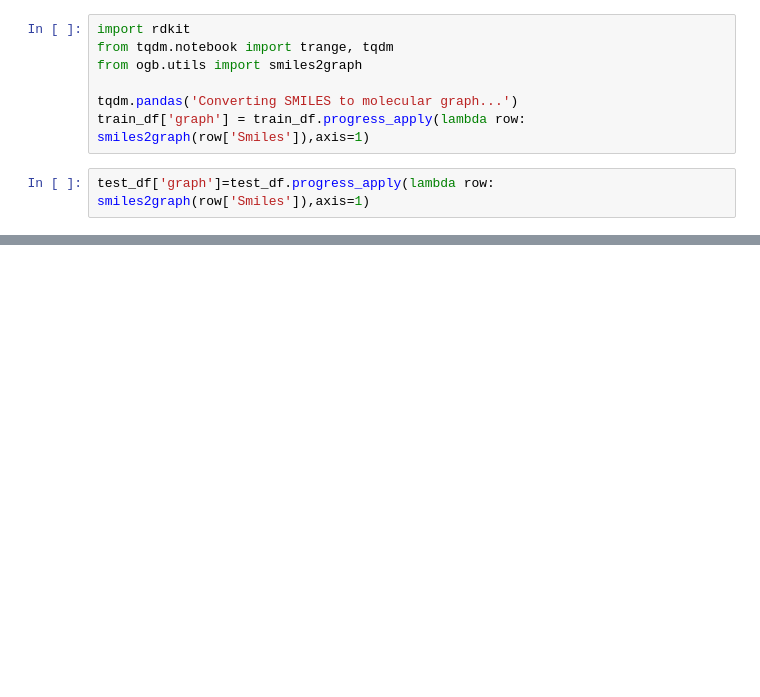
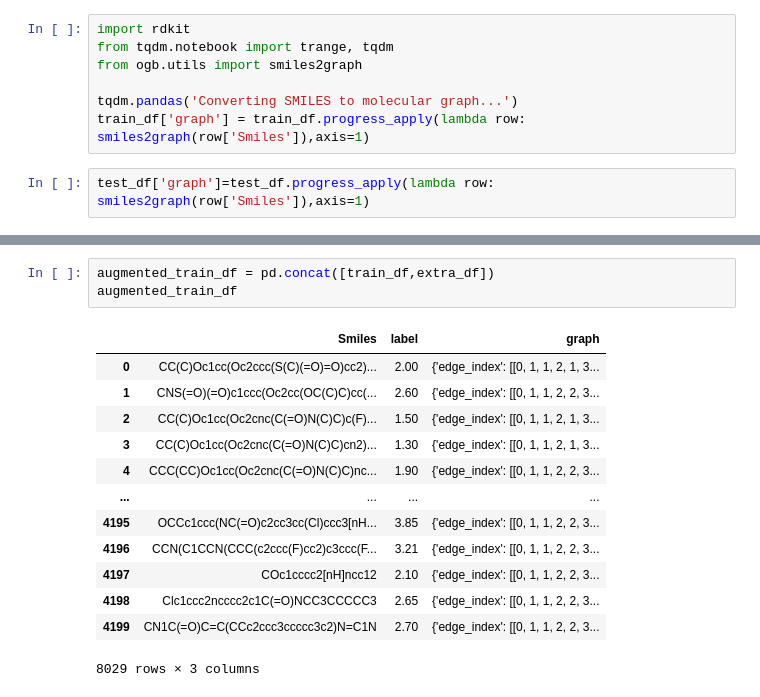
Before and after one commit to simonlevine/molecular-GNN, a Jupyter notebook: pipeline.ipynb, the cells around one changed output, grey strips where cells are left out. Drawn from its saved outputs; the diff is of its cells as text; blank space fills up the shorter version.

```diff
--- a/pipeline.ipynb
+++ b/pipeline.ipynb
@@ -70,0 +88,17 @@ print(row['graph'].values)
+# %%
+augmented_train_df = pd.concat([train_df,extra_df])
+augmented_train_df
+# %% [output]
+|  | Smiles | label | graph |
+| 0 | CC(C)Oc1cc(Oc2ccc(S(C)(=O)=O)cc2)... | 2.00 | {'edge_index': [[0, 1, 1, 2, 1, 3... |
+| 1 | CNS(=O)(=O)c1ccc(Oc2cc(OC(C)C)cc(... | 2.60 | {'edge_index': [[0, 1, 1, 2, 2, 3... |
+| 2 | CC(C)Oc1cc(Oc2cnc(C(=O)N(C)C)c(F)... | 1.50 | {'edge_index': [[0, 1, 1, 2, 1, 3... |
+| 3 | CC(C)Oc1cc(Oc2cnc(C(=O)N(C)C)cn2)... | 1.30 | {'edge_index': [[0, 1, 1, 2, 1, 3... |
+| 4 | CCC(CC)Oc1cc(Oc2cnc(C(=O)N(C)C)nc... | 1.90 | {'edge_index': [[0, 1, 1, 2, 2, 3... |
+| ... | ... | ... | ... |
+| 4195 | OCCc1ccc(NC(=O)c2cc3cc(Cl)ccc3[nH... | 3.85 | {'edge_index': [[0, 1, 1, 2, 2, 3... |
+| 4196 | CCN(C1CCN(CCC(c2ccc(F)cc2)c3ccc(F... | 3.21 | {'edge_index': [[0, 1, 1, 2, 2, 3... |
+| 4197 | COc1cccc2[nH]ncc12 | 2.10 | {'edge_index': [[0, 1, 1, 2, 2, 3... |
+| 4198 | Clc1ccc2ncccc2c1C(=O)NCC3CCCCC3 | 2.65 | {'edge_index': [[0, 1, 1, 2, 2, 3... |
+| 4199 | CN1C(=O)C=C(CCc2ccc3ccccc3c2)N=C1N | 2.70 | {'edge_index': [[0, 1, 1, 2, 2, 3... |
+8029 rows × 3 columns
```
Also changed, not shown: parts of 20 cells of this notebook, 30 other files.
